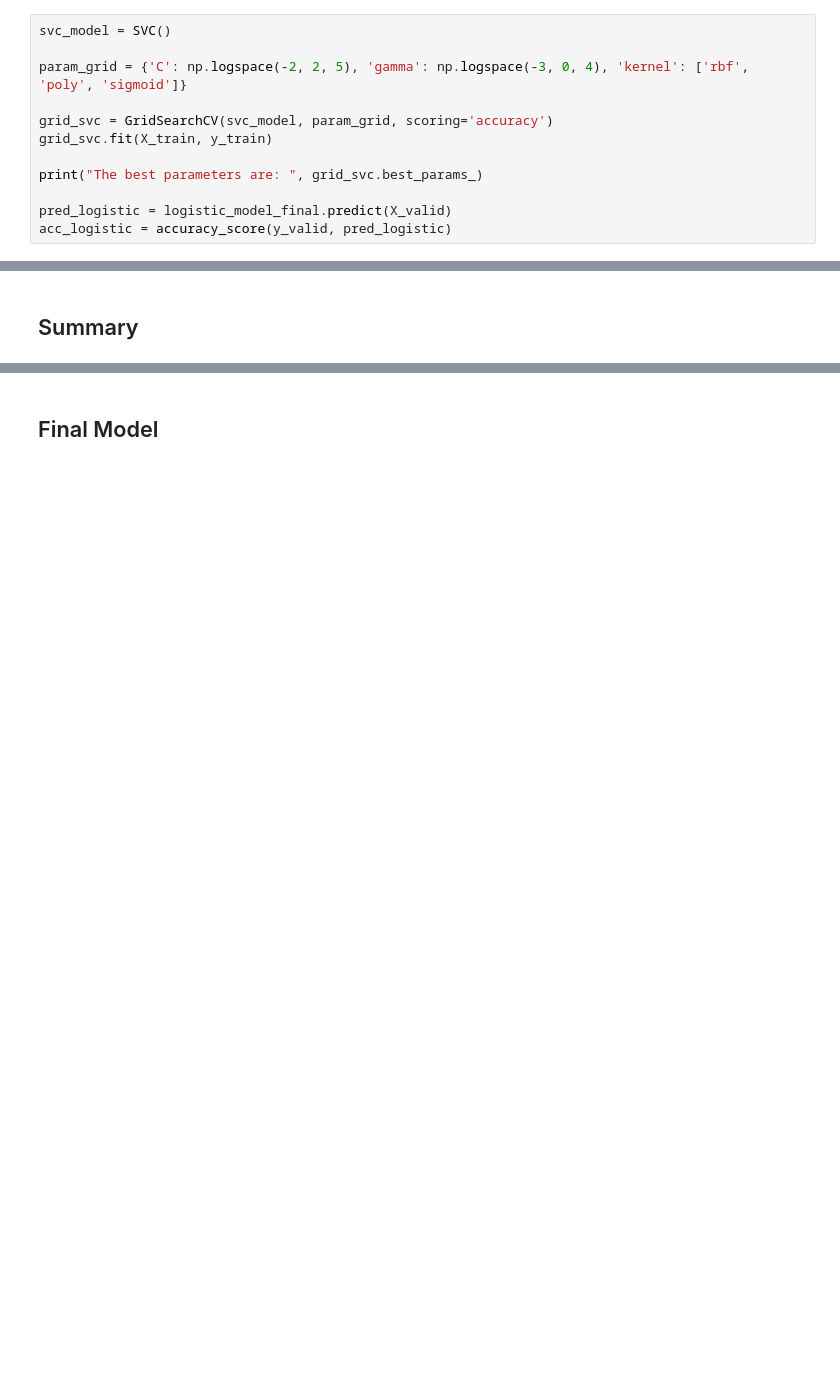
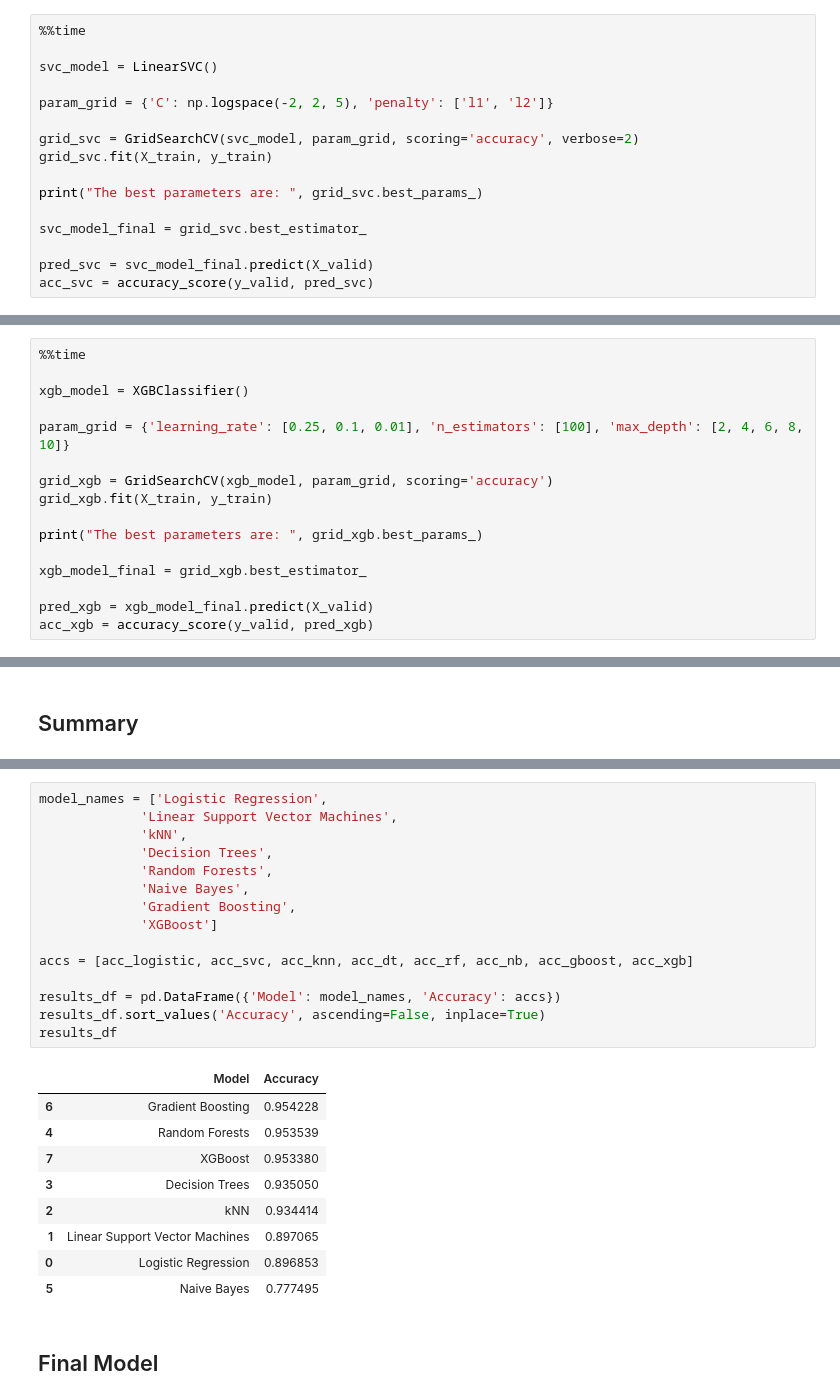
Before and after one commit to Inferno2332/shinkansen, a Jupyter notebook: Shinkansen Hackathon.ipynb, the cells around one changed output, grey strips where cells are left out. Drawn from its saved outputs; the diff is of its cells as text; blank space fills up the shorter version.

Commit message:
trained all models, created submission file

```diff
--- a/Shinkansen Hackathon.ipynb
+++ b/Shinkansen Hackathon.ipynb
@@ -461,12 +473,16 @@ SVM Classifier
 # %%
-svc_model = SVC()
+%%time
 
-param_grid = {'C': np.logspace(-2, 2, 5), 'gamma': np.logspace(-3, 0, 4), 'kernel': ['rbf', 'poly', 'sigmoid']}
+svc_model = LinearSVC()
 
-grid_svc = GridSearchCV(svc_model, param_grid, scoring='accuracy')
+param_grid = {'C': np.logspace(-2, 2, 5), 'penalty': ['l1', 'l2']}
+
+grid_svc = GridSearchCV(svc_model, param_grid, scoring='accuracy', verbose=2)
 grid_svc.fit(X_train, y_train)
 
 print("The best parameters are: ", grid_svc.best_params_)
 
-pred_logistic = logistic_model_final.predict(X_valid)
-acc_logistic = accuracy_score(y_valid, pred_logistic)
+svc_model_final = grid_svc.best_estimator_
+
+pred_svc = svc_model_final.predict(X_valid)
+acc_svc = accuracy_score(y_valid, pred_svc)
@@ -486,0 +709,16 @@ XGBoost
+# %%
+%%time
+
+xgb_model = XGBClassifier()
+
+param_grid = {'learning_rate': [0.25, 0.1, 0.01], 'n_estimators': [100], 'max_depth': [2, 4, 6, 8, 10]}
+
+grid_xgb = GridSearchCV(xgb_model, param_grid, scoring='accuracy')
+grid_xgb.fit(X_train, y_train)
+
+print("The best parameters are: ", grid_xgb.best_params_)
+
+xgb_model_final = grid_xgb.best_estimator_
+
+pred_xgb = xgb_model_final.predict(X_valid)
+acc_xgb = accuracy_score(y_valid, pred_xgb)
@@ -489,2 +736,27 @@ XGBoost
+# %%
+model_names = ['Logistic Regression',
+             'Linear Support Vector Machines',
+             'kNN',
+             'Decision Trees',
+             'Random Forests',
+             'Naive Bayes',
+             'Gradient Boosting',
+             'XGBoost']
+
+accs = [acc_logistic, acc_svc, acc_knn, acc_dt, acc_rf, acc_nb, acc_gboost, acc_xgb]
+
+results_df = pd.DataFrame({'Model': model_names, 'Accuracy': accs})
+results_df.sort_values('Accuracy', ascending=False, inplace=True)
+results_df
+# %% [output]
+|  | Model | Accuracy |
+| 6 | Gradient Boosting | 0.954228 |
+| 4 | Random Forests | 0.953539 |
+| 7 | XGBoost | 0.953380 |
+| 3 | Decision Trees | 0.935050 |
+| 2 | kNN | 0.934414 |
+| 1 | Linear Support Vector Machines | 0.897065 |
+| 0 | Logistic Regression | 0.896853 |
+| 5 | Naive Bayes | 0.777495 |
 # %% [markdown]
 ## Final Model
```
Also changed, not shown: parts of 33 cells of this notebook, 1 other file.
